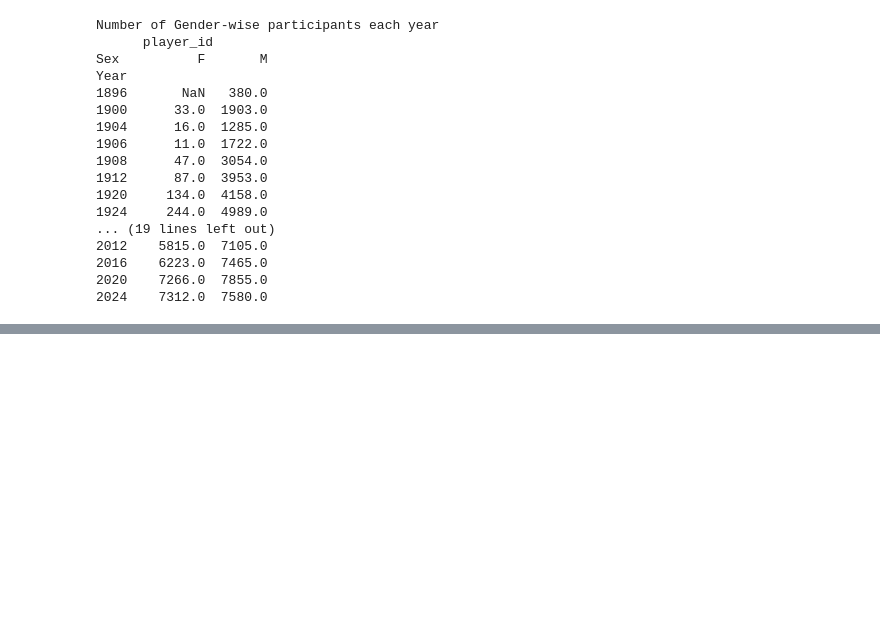
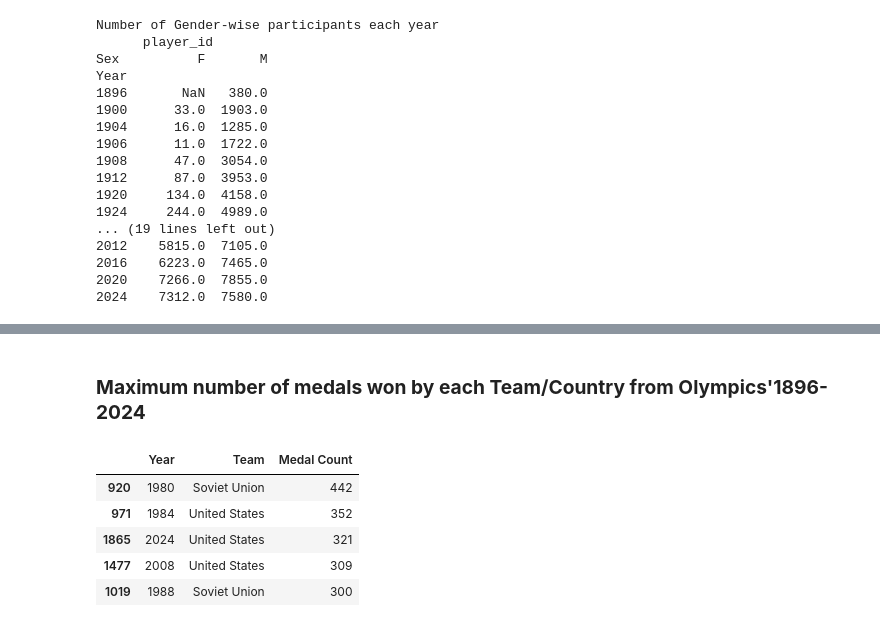
Before and after one commit to saadkhalidabbasi/EDA-Projects, a Jupyter notebook: Summer_Olympics_Medals_(1896_2024).ipynb, the cells around one changed output, grey strips where cells are left out. Saved outputs shown, nothing was run; the diff lists cells and outputs as text; code cells hidden in the pictures; blank space fills up the shorter version.

```diff
--- a/Summer_Olympics_Medals_(1896_2024).ipynb
+++ b/Summer_Olympics_Medals_(1896_2024).ipynb
@@ -112,0 +132,17 @@ Legit_medals = df[df['Medal'] != 'No medal']
+# %%
+Won_Medals = df[df['Medal']!='No medal'][['Year','Team','Medal']]
+# %%
+won_medal_counts = Won_Medals.groupby(['Year','Team']).count().reset_index()
+# %% [markdown]
+### **Maximum number of medals won by each Team/Country from Olympics'1896-2024**
+# %%
+maxmedals_peryear = won_medal_counts.loc[won_medal_counts.groupby('Year')['Medal'].idxmax()]
+maxmedals_peryear = maxmedals_peryear.rename(columns={'Medal': 'Medal Count'}).sort_values(by = 'Medal Count', ascending = False)
+maxmedals_peryear.head()
+# %% [output]
+|  | Year | Team | Medal Count |
+| 920 | 1980 | Soviet Union | 442 |
+| 971 | 1984 | United States | 352 |
+| 1865 | 2024 | United States | 321 |
+| 1477 | 2008 | United States | 309 |
+| 1019 | 1988 | Soviet Union | 300 |
```
Also changed, not shown: parts of 6 cells of this notebook.
